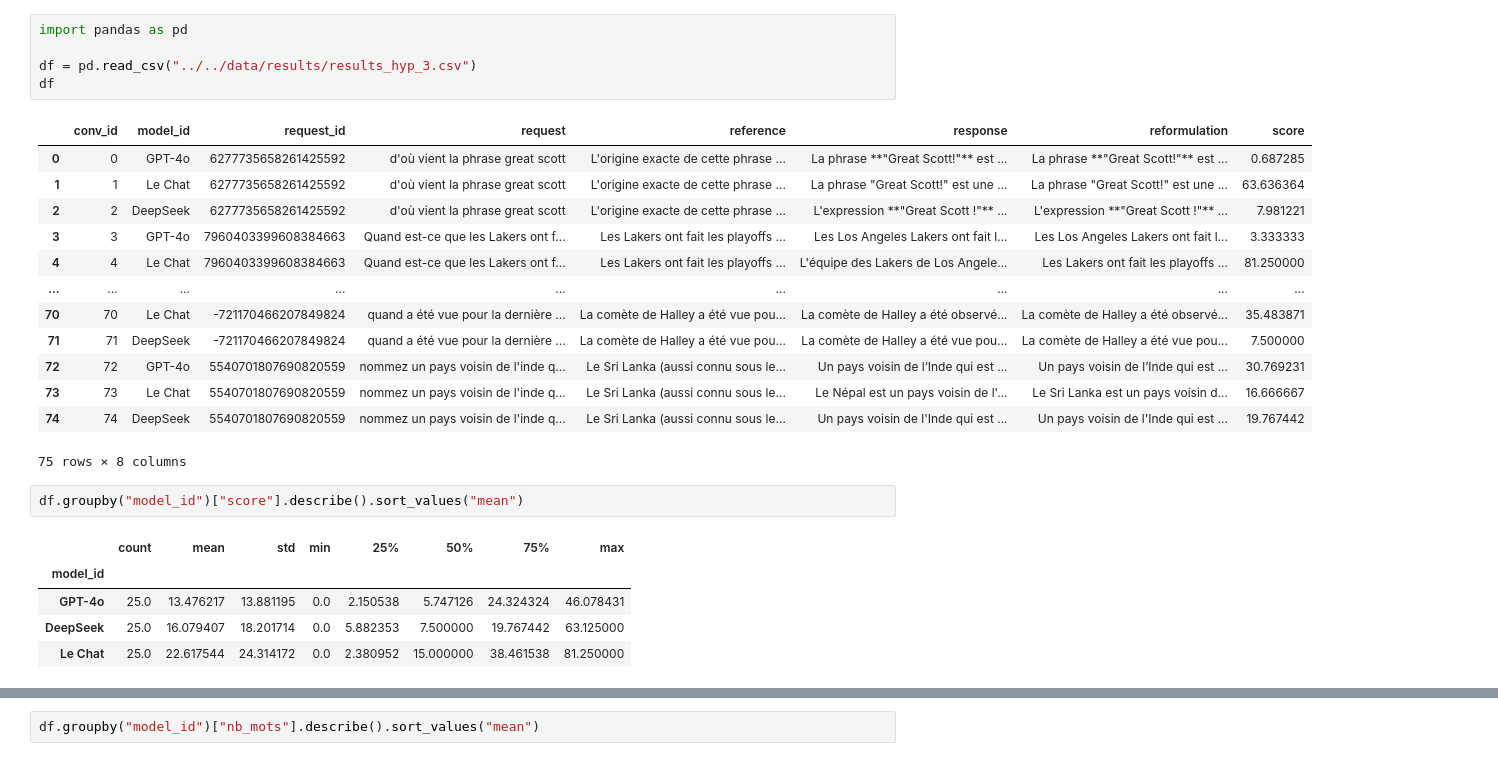
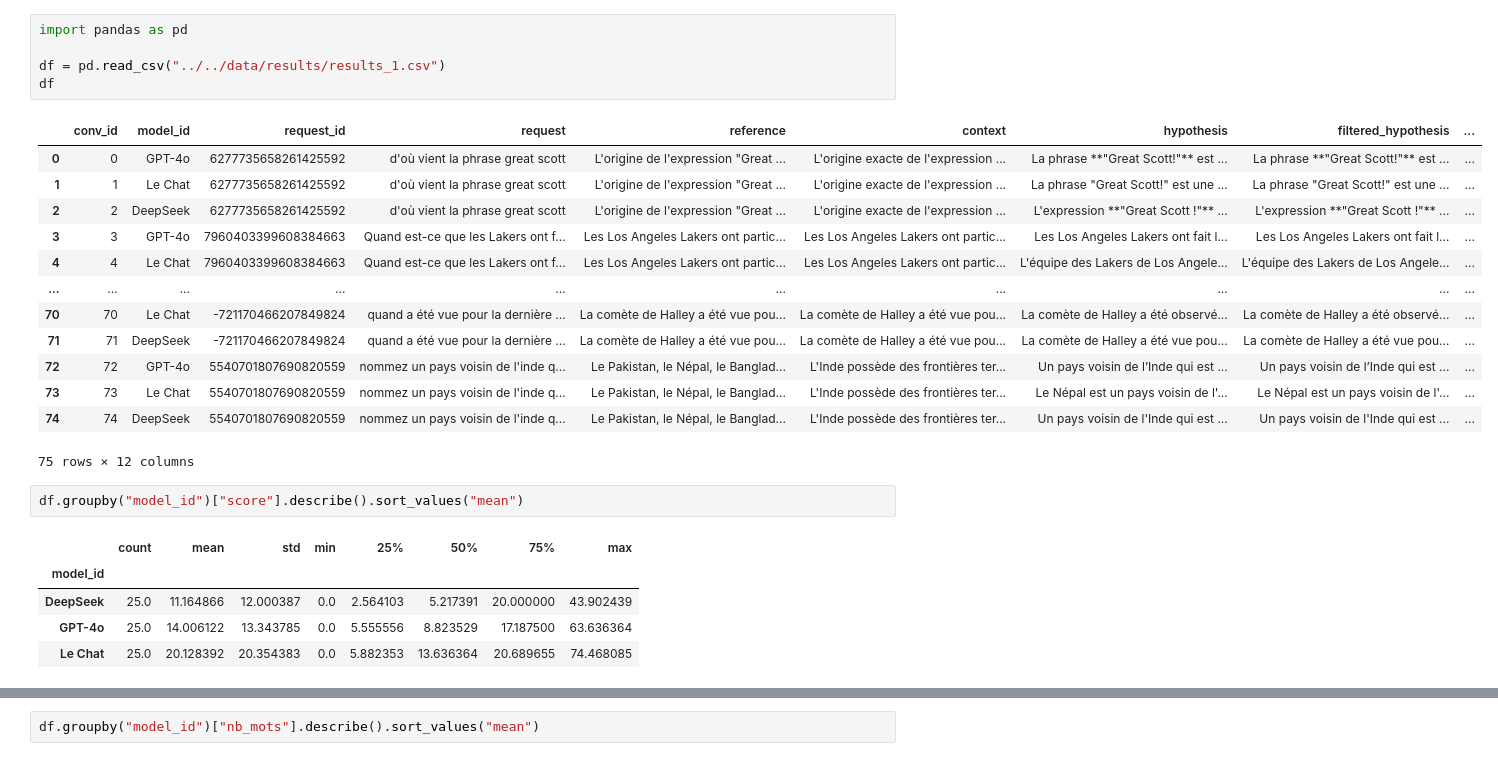
Before and after one commit to dieuantoine/aiter, a Jupyter notebook: analysis/notebooks/scores_analysis.ipynb, the cells around one changed output, grey strips where cells are left out. Cells and saved outputs as stored; diff of their text form.

```diff
--- a/analysis/notebooks/scores_analysis.ipynb
+++ b/analysis/notebooks/scores_analysis.ipynb
@@ -21,27 +23,27 @@ Successfully installed contourpy-1.3.2 cycler-0.12.1 fonttools-4.58.5 kiwisolver
 # %%
 import pandas as pd
 
-df = pd.read_csv("../../data/results/results_hyp_3.csv")
+df = pd.read_csv("../../data/results/results_1.csv")
 df
 # %% [output]
-|  | conv_id | model_id | request_id | request | reference | response | reformulation | score |
-| 0 | 0 | GPT-4o | 6277735658261425592 | d'où vient la phrase great scott | L'origine exacte de cette phrase ... | La phrase **"Great Scott!"** est ... | La phrase **"Great Scott!"** est ... | 0.687285 |
-| 1 | 1 | Le Chat | 6277735658261425592 | d'où vient la phrase great scott | L'origine exacte de cette phrase ... | La phrase "Great Scott!" est une ... | La phrase "Great Scott!" est une ... | 63.636364 |
-| 2 | 2 | DeepSeek | 6277735658261425592 | d'où vient la phrase great scott | L'origine exacte de cette phrase ... | L'expression **"Great Scott !"** ... | L'expression **"Great Scott !"** ... | 7.981221 |
-| 3 | 3 | GPT-4o | 7960403399608384663 | Quand est-ce que les Lakers ont f... | Les Lakers ont fait les playoffs ... | Les Los Angeles Lakers ont fait l... | Les Los Angeles Lakers ont fait l... | 3.333333 |
-| 4 | 4 | Le Chat | 7960403399608384663 | Quand est-ce que les Lakers ont f... | Les Lakers ont fait les playoffs ... | L'équipe des Lakers de Los Angele... | Les Lakers ont fait les playoffs ... | 81.250000 |
-| ... | ... | ... | ... | ... | ... | ... | ... | ... |
-| 70 | 70 | Le Chat | -721170466207849824 | quand a été vue pour la dernière ... | La comète de Halley a été vue pou... | La comète de Halley a été observé... | La comète de Halley a été observé... | 35.483871 |
-| 71 | 71 | DeepSeek | -721170466207849824 | quand a été vue pour la dernière ... | La comète de Halley a été vue pou... | La comète de Halley a été vue pou... | La comète de Halley a été vue pou... | 7.500000 |
-| 72 | 72 | GPT-4o | 5540701807690820559 | nommez un pays voisin de l'inde q... | Le Sri Lanka (aussi connu sous le... | Un pays voisin de l’Inde qui est ... | Un pays voisin de l’Inde qui est ... | 30.769231 |
-| 73 | 73 | Le Chat | 5540701807690820559 | nommez un pays voisin de l'inde q... | Le Sri Lanka (aussi connu sous le... | Le Népal est un pays voisin de l'... | Le Sri Lanka est un pays voisin d... | 16.666667 |
-| 74 | 74 | DeepSeek | 5540701807690820559 | nommez un pays voisin de l'inde q... | Le Sri Lanka (aussi connu sous le... | Un pays voisin de l'Inde qui est ... | Un pays voisin de l'Inde qui est ... | 19.767442 |
+|  | conv_id | model_id | request_id | request | reference | context | hypothesis | filtered_hypothesis | ... |
+| 0 | 0 | GPT-4o | 6277735658261425592 | d'où vient la phrase great scott | L'origine de l'expression "Great ... | L'origine exacte de l'expression ... | La phrase **"Great Scott!"** est ... | La phrase **"Great Scott!"** est ... | ... |
+| 1 | 1 | Le Chat | 6277735658261425592 | d'où vient la phrase great scott | L'origine de l'expression "Great ... | L'origine exacte de l'expression ... | La phrase "Great Scott!" est une ... | La phrase "Great Scott!" est une ... | ... |
+| 2 | 2 | DeepSeek | 6277735658261425592 | d'où vient la phrase great scott | L'origine de l'expression "Great ... | L'origine exacte de l'expression ... | L'expression **"Great Scott !"** ... | L'expression **"Great Scott !"** ... | ... |
+| 3 | 3 | GPT-4o | 7960403399608384663 | Quand est-ce que les Lakers ont f... | Les Los Angeles Lakers ont partic... | Les Los Angeles Lakers ont partic... | Les Los Angeles Lakers ont fait l... | Les Los Angeles Lakers ont fait l... | ... |
+| 4 | 4 | Le Chat | 7960403399608384663 | Quand est-ce que les Lakers ont f... | Les Los Angeles Lakers ont partic... | Les Los Angeles Lakers ont partic... | L'équipe des Lakers de Los Angele... | L'équipe des Lakers de Los Angele... | ... |
+| ... | ... | ... | ... | ... | ... | ... | ... | ... | ... |
+| 70 | 70 | Le Chat | -721170466207849824 | quand a été vue pour la dernière ... | La comète de Halley a été vue pou... | La comète de Halley a été vue pou... | La comète de Halley a été observé... | La comète de Halley a été observé... | ... |
+| 71 | 71 | DeepSeek | -721170466207849824 | quand a été vue pour la dernière ... | La comète de Halley a été vue pou... | La comète de Halley a été vue pou... | La comète de Halley a été vue pou... | La comète de Halley a été vue pou... | ... |
+| 72 | 72 | GPT-4o | 5540701807690820559 | nommez un pays voisin de l'inde q... | Le Pakistan, le Népal, le Banglad... | L'Inde possède des frontières ter... | Un pays voisin de l’Inde qui est ... | Un pays voisin de l’Inde qui est ... | ... |
+| 73 | 73 | Le Chat | 5540701807690820559 | nommez un pays voisin de l'inde q... | Le Pakistan, le Népal, le Banglad... | L'Inde possède des frontières ter... | Le Népal est un pays voisin de l'... | Le Népal est un pays voisin de l'... | ... |
+| 74 | 74 | DeepSeek | 5540701807690820559 | nommez un pays voisin de l'inde q... | Le Pakistan, le Népal, le Banglad... | L'Inde possède des frontières ter... | Un pays voisin de l'Inde qui est ... | Un pays voisin de l'Inde qui est ... | ... |
-75 rows × 8 columns
+75 rows × 12 columns
 # %%
 df.groupby("model_id")["score"].describe().sort_values("mean")
 # %% [output]
 |  | count | mean | std | min | 25% | 50% | 75% | max |
 | model_id |  |  |  |  |  |  |  |  |
-| GPT-4o | 25.0 | 13.476217 | 13.881195 | 0.0 | 2.150538 | 5.747126 | 24.324324 | 46.078431 |
-| DeepSeek | 25.0 | 16.079407 | 18.201714 | 0.0 | 5.882353 | 7.500000 | 19.767442 | 63.125000 |
-| Le Chat | 25.0 | 22.617544 | 24.314172 | 0.0 | 2.380952 | 15.000000 | 38.461538 | 81.250000 |
+| DeepSeek | 25.0 | 11.164866 | 12.000387 | 0.0 | 2.564103 | 5.217391 | 20.000000 | 43.902439 |
+| GPT-4o | 25.0 | 14.006122 | 13.343785 | 0.0 | 5.555556 | 8.823529 | 17.187500 | 63.636364 |
+| Le Chat | 25.0 | 20.128392 | 20.354383 | 0.0 | 5.882353 | 13.636364 | 20.689655 | 74.468085 |
```
Also changed, not shown: parts of 7 cells of this notebook, 8 other files.
